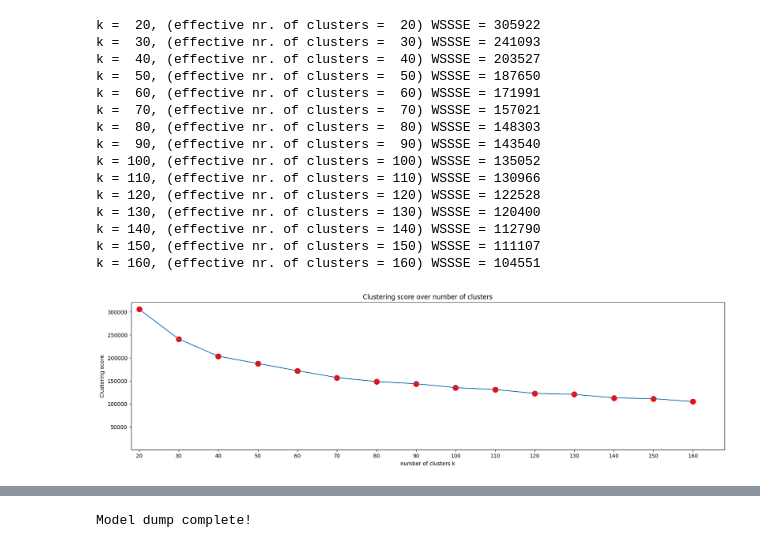
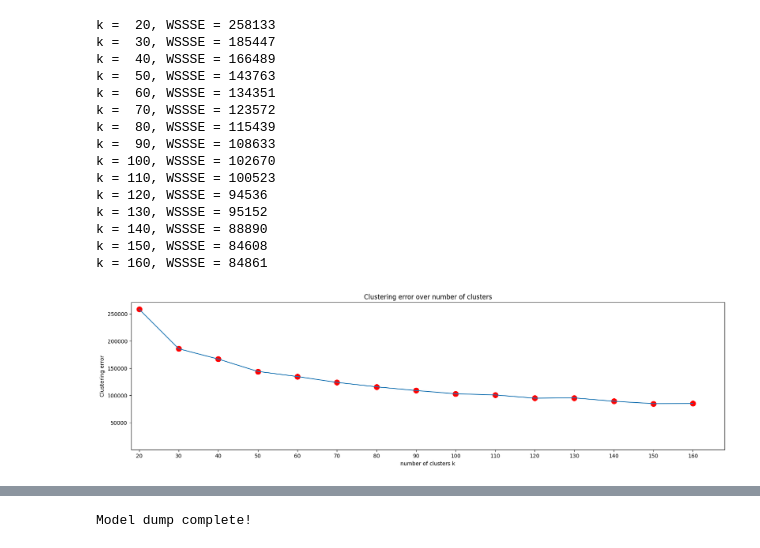
Before and after one commit to lucinder/URLClassification-ML, a Jupyter notebook: src/KMeans_train.ipynb, the cells around one changed output, grey strips where cells are left out. Cells and saved outputs as stored; diff of their text form; code cells hidden in the pictures.

```diff
--- a/src/KMeans_train.ipynb
+++ b/src/KMeans_train.ipynb
@@ -61,7 +28,18 @@ data = data.apply(pd.Series)
+# %%
+means, stdevs = calculateNormalizationParams(train_features)
+normalizedTrainFeatures = applyNormalization(train_features, means, stdevs)
+normalizedTestFeatures = applyNormalization(test_features, means, stdevs)
+# %%
+best_k = 20
+best_classifier = kmeans = KMeans(n_clusters=best_k,max_iter=10,init="random").fit(normalizedTrainFeatures)
+prev_error = best_classifier.inertia_
 # %%
-def clusteringScore(data, k, withCenters=False):
-    clusters = KMeans(n_clusters=k, max_iter=10, init="random").fit(data)
-    # calculate mean square error
-    if withCenters is True:
-        return (clusters.inertia_, len(clusters.cluster_centers_))
-    return clusters.inertia_
+def clusteringScore(data, k):
+    global best_k,best_classifier,prev_error
+    kmeans = KMeans(n_clusters=k, max_iter=10, init="random").fit(data)
+    error = kmeans.inertia_
+    if(error < prev_error):
+        prev_error = error
+        best_classifier = kmeans
+        best_k = k
+    return (k,kmeans.inertia_)
@@ -98,35 +46,35 @@ normalizedData
 # %%
 k_vector = [20,30,40,50,60,70,80,90,100,110,120,130,140,150,160]
-scores = [clusteringScore(normalizedData, k, withCenters=True) for k in k_vector]
+scores = [clusteringScore(normalizedTrainFeatures, k) for k in k_vector]
 for i, score in enumerate(scores):
-    print("k = %3d, (effective nr. of clusters = %3d) WSSSE = %d" %(k_vector[i], score[1], score[0]))
+    print("k = %3d, WSSSE = %d" %(score[0], score[1]))
 # %% [output]
-k =  20, (effective nr. of clusters =  20) WSSSE = 305922
-k =  30, (effective nr. of clusters =  30) WSSSE = 241093
-k =  40, (effective nr. of clusters =  40) WSSSE = 203527
-k =  50, (effective nr. of clusters =  50) WSSSE = 187650
-k =  60, (effective nr. of clusters =  60) WSSSE = 171991
-k =  70, (effective nr. of clusters =  70) WSSSE = 157021
-k =  80, (effective nr. of clusters =  80) WSSSE = 148303
-k =  90, (effective nr. of clusters =  90) WSSSE = 143540
-k = 100, (effective nr. of clusters = 100) WSSSE = 135052
-k = 110, (effective nr. of clusters = 110) WSSSE = 130966
-k = 120, (effective nr. of clusters = 120) WSSSE = 122528
-k = 130, (effective nr. of clusters = 130) WSSSE = 120400
-k = 140, (effective nr. of clusters = 140) WSSSE = 112790
-k = 150, (effective nr. of clusters = 150) WSSSE = 111107
-k = 160, (effective nr. of clusters = 160) WSSSE = 104551
+k =  20, WSSSE = 258133
+k =  30, WSSSE = 185447
+k =  40, WSSSE = 166489
+k =  50, WSSSE = 143763
+k =  60, WSSSE = 134351
+k =  70, WSSSE = 123572
+k =  80, WSSSE = 115439
+k =  90, WSSSE = 108633
+k = 100, WSSSE = 102670
+k = 110, WSSSE = 100523
+k = 120, WSSSE = 94536
+k = 130, WSSSE = 95152
+k = 140, WSSSE = 88890
+k = 150, WSSSE = 84608
+k = 160, WSSSE = 84861
 # %%
 # plot results
 plt.figure(figsize=(20,5))
-_ = [_[0] for _ in scores]
+_ = [_[1] for _ in scores]
 plt.scatter(k_vector, _, color="r", s=100)
 plt.plot(k_vector, _)
 plt.axis([18, 1.05*np.max(k_vector), 0.85*np.min(scores), 1.05*np.max(scores)])
 plt.xlabel("number of clusters k")
-plt.ylabel("Clustering score")
-plt.title("Clustering score over number of clusters")
+plt.ylabel("Clustering error")
+plt.title("Clustering error over number of clusters")
 plt.xticks(k_vector)
 plt.show()
 # %% [output]
-[figure, old version]
+[figure, new version]
```
Also changed, not shown: parts of 17 cells of this notebook, 11 other files.
